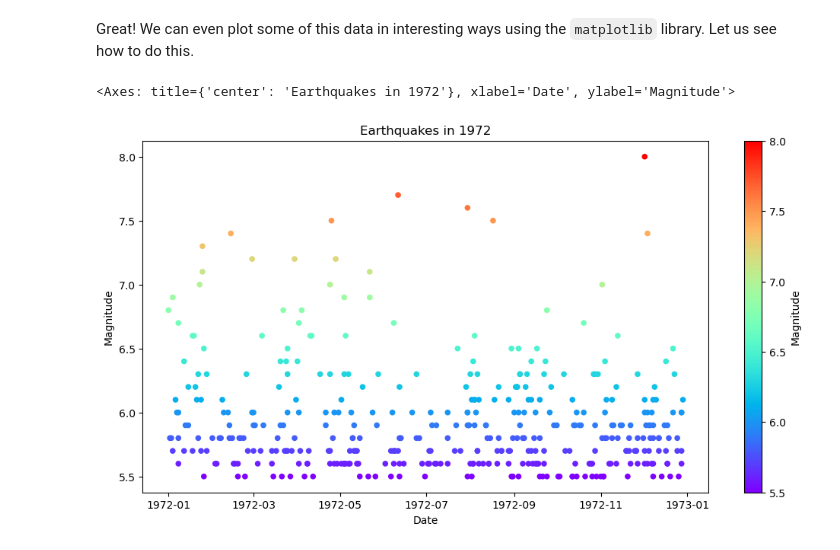
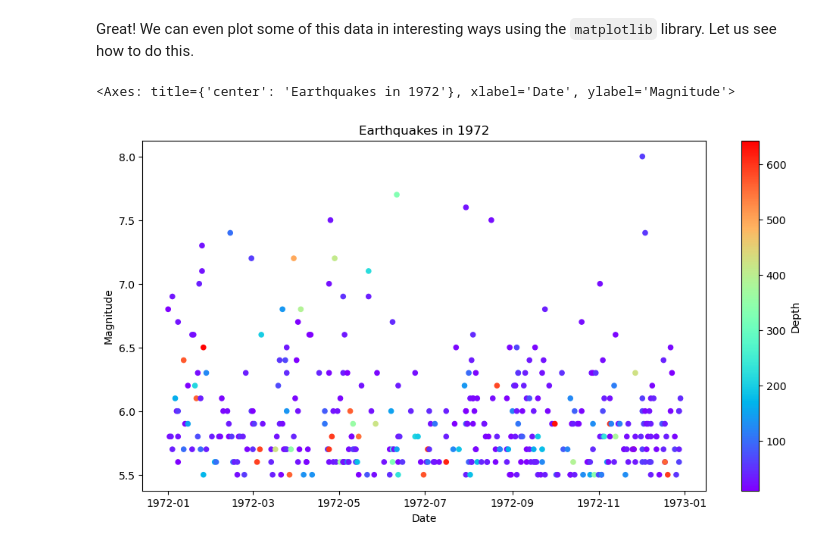
Before and after one commit to pedro-leitao/pedro-leitao.github.io, a Jupyter notebook: python-for-students/diving-into-data.ipynb, the cells around one changed output. Cells and saved outputs as stored; diff of their text form; code cells hidden in the pictures.

```diff
--- a/python-for-students/diving-into-data.ipynb
+++ b/python-for-students/diving-into-data.ipynb
@@ -514,13 +514,13 @@ Great! We can even plot some of this data in interesting ways using the `matplot
 # %%
 earthquakes[earthquakes['Year'] == 1972].plot(
     kind='scatter',
     x='Date',
     y='Magnitude',
     title='Earthquakes in 1972',
     colormap='rainbow',
-    c='Magnitude',
+    c='Depth',
     figsize=(12, 6)
 )
 # %% [output]
 <Axes: title={'center': 'Earthquakes in 1972'}, xlabel='Date', ylabel='Magnitude'>
-[figure, old version]
+[figure, new version]
```
Also changed, not shown: parts of 17 cells of this notebook.
